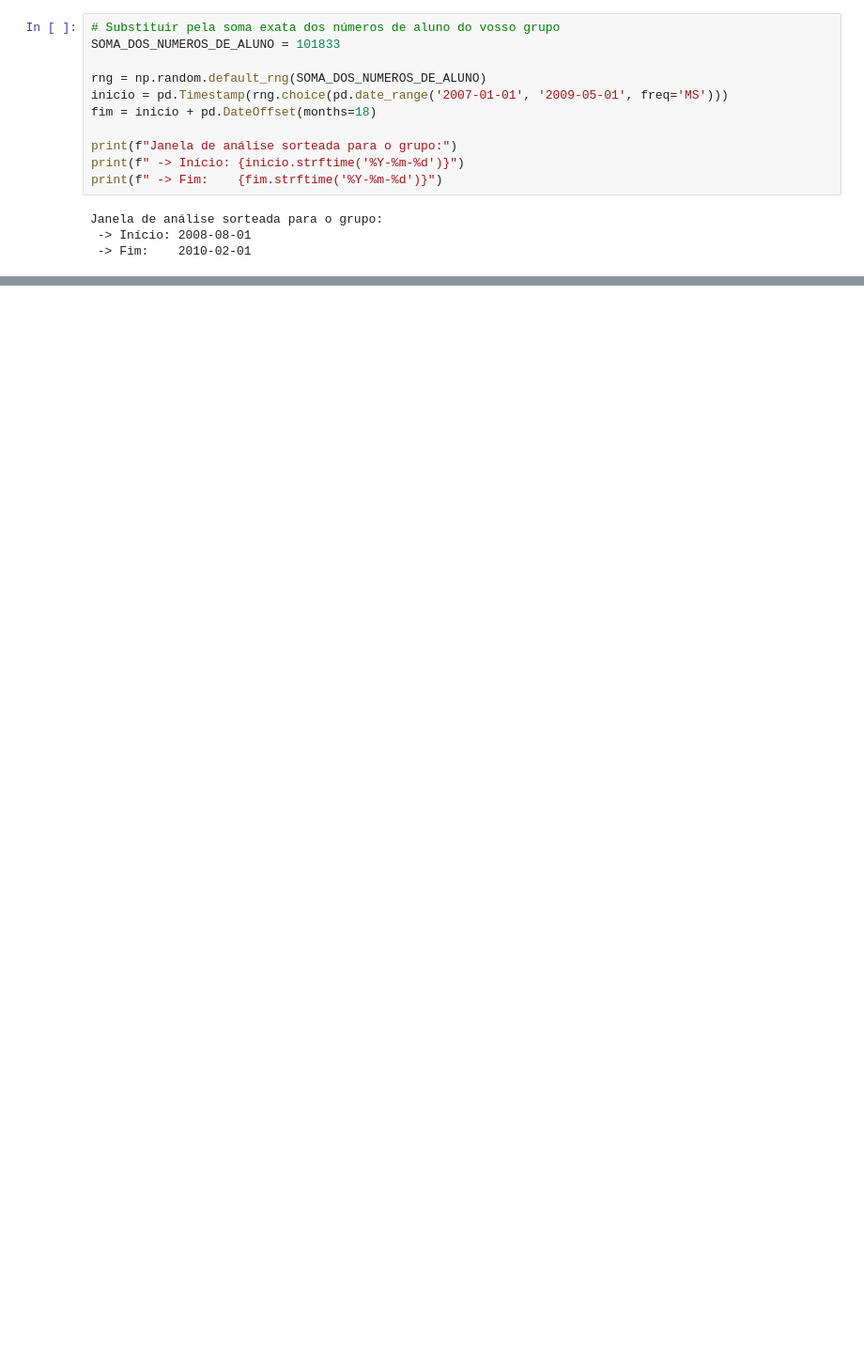
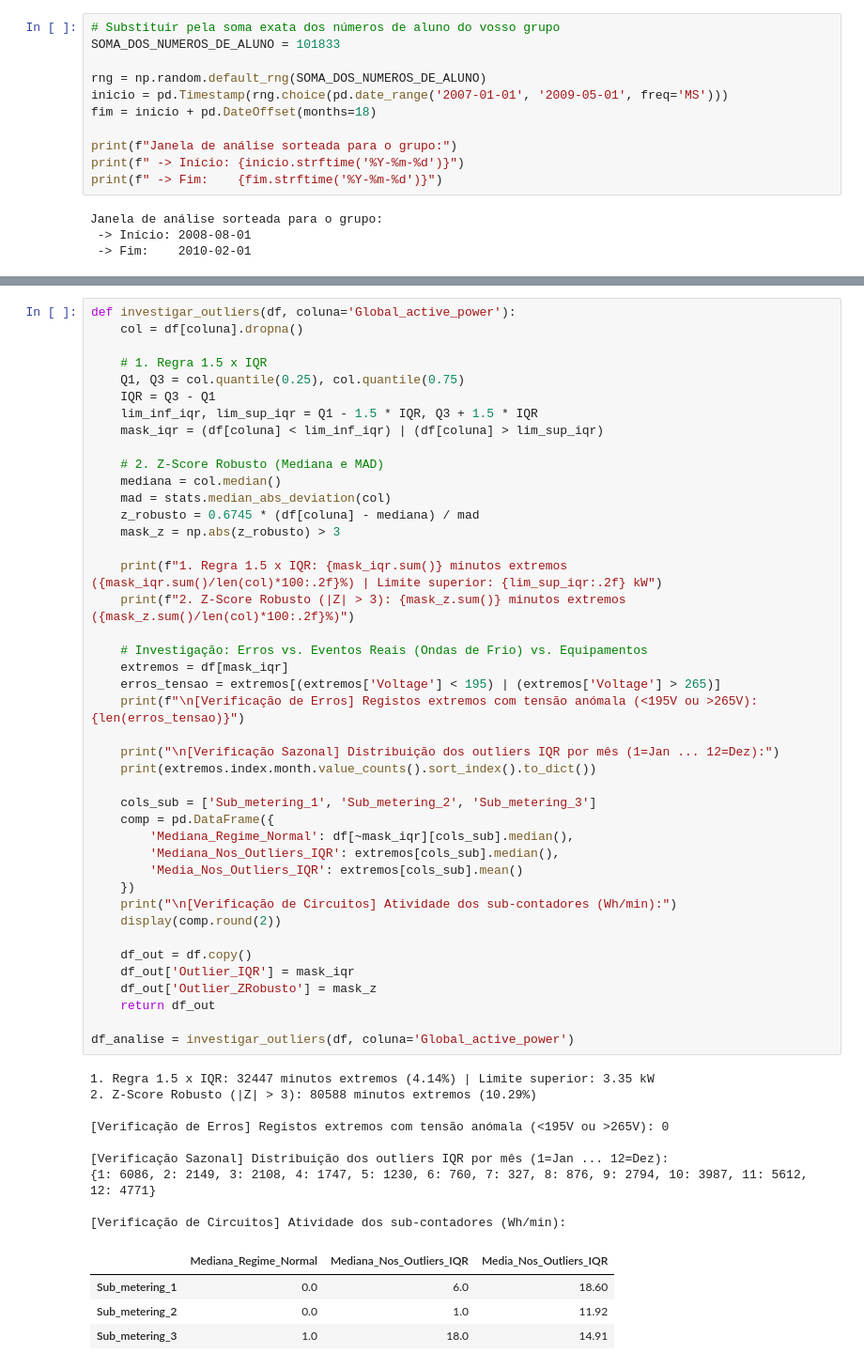
Before and after one commit to Francisco612/AD_Projeto_Final, a Jupyter notebook: notebooks/01_parte1_lusoenergia.ipynb, the cells around one changed output, grey strips where cells are left out. Shown at 94% size. Saved outputs shown, nothing was run; the diff lists cells and outputs as text; blank space fills up the shorter version.

```diff
--- a/notebooks/01_parte1_lusoenergia.ipynb
+++ b/notebooks/01_parte1_lusoenergia.ipynb
@@ -290,0 +238,56 @@ pivot_consumo = gerar_tabela_dinamica(df_sem_outliers, coluna='Global_active_pow
+# %%
+def investigar_outliers(df, coluna='Global_active_power'):
+    col = df[coluna].dropna()
+
+    # 1. Regra 1.5 x IQR
+    Q1, Q3 = col.quantile(0.25), col.quantile(0.75)
+    IQR = Q3 - Q1
+    lim_inf_iqr, lim_sup_iqr = Q1 - 1.5 * IQR, Q3 + 1.5 * IQR
+    mask_iqr = (df[coluna] < lim_inf_iqr) | (df[coluna] > lim_sup_iqr)
+
+    # 2. Z-Score Robusto (Mediana e MAD)
+    mediana = col.median()
+    mad = stats.median_abs_deviation(col)
+    z_robusto = 0.6745 * (df[coluna] - mediana) / mad
+    mask_z = np.abs(z_robusto) > 3
+
+    print(f"1. Regra 1.5 x IQR: {mask_iqr.sum()} minutos extremos ({mask_iqr.sum()/len(col)*100:.2f}%) | Limite superior: {lim_sup_iqr:.2f} kW")
+    print(f"2. Z-Score Robusto (|Z| > 3): {mask_z.sum()} minutos extremos ({mask_z.sum()/len(col)*100:.2f}%)")
+
+    # Investigação: Erros vs. Eventos Reais (Ondas de Frio) vs. Equipamentos
+    extremos = df[mask_iqr]
+    erros_tensao = extremos[(extremos['Voltage'] < 195) | (extremos['Voltage'] > 265)]
+    print(f"\n[Verificação de Erros] Registos extremos com tensão anómala (<195V ou >265V): {len(erros_tensao)}")
+
+    print("\n[Verificação Sazonal] Distribuição dos outliers IQR por mês (1=Jan ... 12=Dez):")
+    print(extremos.index.month.value_counts().sort_index().to_dict())
+
+    cols_sub = ['Sub_metering_1', 'Sub_metering_2', 'Sub_metering_3']
+    comp = pd.DataFrame({
+        'Mediana_Regime_Normal': df[~mask_iqr][cols_sub].median(),
+        'Mediana_Nos_Outliers_IQR': extremos[cols_sub].median(),
+        'Media_Nos_Outliers_IQR': extremos[cols_sub].mean()
+    })
+    print("\n[Verificação de Circuitos] Atividade dos sub-contadores (Wh/min):")
+    display(comp.round(2))
+
+    df_out = df.copy()
+    df_out['Outlier_IQR'] = mask_iqr
+    df_out['Outlier_ZRobusto'] = mask_z
+    return df_out
+
+df_analise = investigar_outliers(df, coluna='Global_active_power')
+# %% [output]
+1. Regra 1.5 x IQR: 32447 minutos extremos (4.14%) | Limite superior: 3.35 kW
+2. Z-Score Robusto (|Z| > 3): 80588 minutos extremos (10.29%)
+
+[Verificação de Erros] Registos extremos com tensão anómala (<195V ou >265V): 0
+
+[Verificação Sazonal] Distribuição dos outliers IQR por mês (1=Jan ... 12=Dez):
+{1: 6086, 2: 2149, 3: 2108, 4: 1747, 5: 1230, 6: 760, 7: 327, 8: 876, 9: 2794, 10: 3987, 11: 5612, 12: 4771}
+
+[Verificação de Circuitos] Atividade dos sub-contadores (Wh/min):
+|  | Mediana_Regime_Normal | Mediana_Nos_Outliers_IQR | Media_Nos_Outliers_IQR |
+| Sub_metering_1 | 0.0 | 6.0 | 18.60 |
+| Sub_metering_2 | 0.0 | 1.0 | 11.92 |
+| Sub_metering_3 | 1.0 | 18.0 | 14.91 |
```
Also changed, not shown: parts of 18 cells of this notebook, 8 other files.
